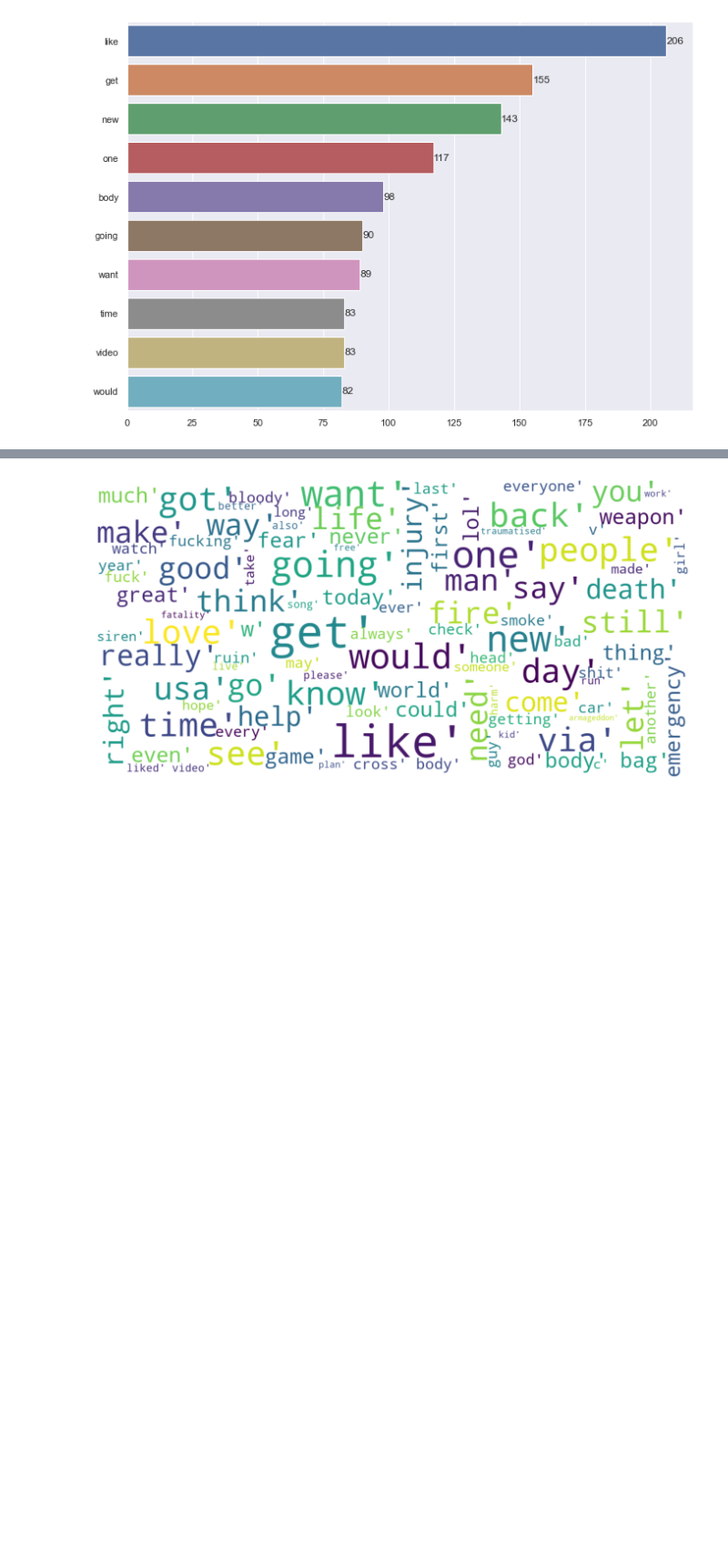
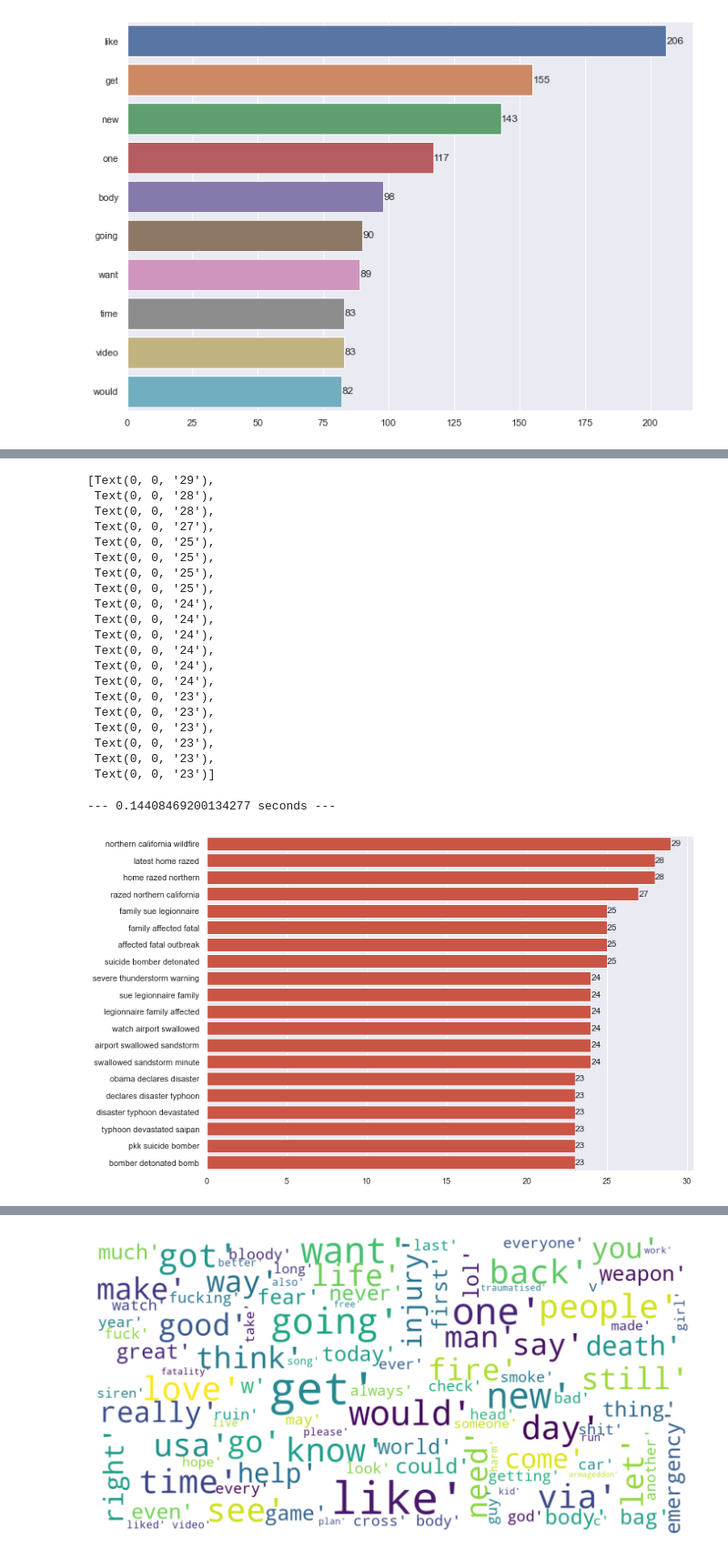
Before and after one commit to Nicole-Hong/LHL_Final_Project_NLP, a Jupyter notebook: src/nlp_disaster_preprocessing_EDA.ipynb, the cells around one changed output, grey strips where cells are left out. Shown at 91% size. Saved outputs shown, nothing was run; the diff lists cells and outputs as text; code cells hidden in the pictures; blank space fills up the shorter version.

```diff
--- a/src/nlp_disaster_preprocessing_EDA.ipynb
+++ b/src/nlp_disaster_preprocessing_EDA.ipynb
@@ -2214,0 +2451,11 @@ print(f"\n\n--- {(time.time() - start_time)} seconds ---")
+# %%
+# start time to measure the time of the program execution - disaster tweets
+start_time = time.time()
+
+#n2_bigram
+disaster_df = rtrain_df[rtrain_df['target'] == 1]
+n3_trigrams_d = get_top_n_gram(disaster_df['text_preprocessed_2nd'], (3,3), 50)
+n3_trigrams_d
+
+# print the overall program runtime.
+print(f"\n\n--- {(time.time() - start_time)} seconds ---")
@@ -2214,0 +2481,44 @@ print(f"\n\n--- {(time.time() - start_time)} seconds ---")
+# %%
+# Visualize - disaster tweets
+
+# start time to measure the time of the program execution - disaster tweets
+start_time = time.time()
+
+# bar plot
+xd3, yd3= [], []
+for word,count in n3_trigrams_d[:20]:
+    xd3.append(word)
+    yd3.append(count)
+
+cmap_redd = plt.cm.get_cmap('OrRd')
+redd = cmap_redd(0.7)
+
+sns.set(rc={'figure.figsize':(11.7,8.27)})
+ax = sns.barplot(x=yd3,y=xd3, color=redd)
+ax.bar_label(ax.containers[0])
+
+# print the overall program runtime.
+print(f"\n\n--- {(time.time() - start_time)} seconds ---")
+# %% [output]
+[Text(0, 0, '29'),
+ Text(0, 0, '28'),
+ Text(0, 0, '28'),
+ Text(0, 0, '27'),
+ Text(0, 0, '25'),
+ Text(0, 0, '25'),
+ Text(0, 0, '25'),
+ Text(0, 0, '25'),
+ Text(0, 0, '24'),
+ Text(0, 0, '24'),
+ Text(0, 0, '24'),
+ Text(0, 0, '24'),
+ Text(0, 0, '24'),
+ Text(0, 0, '24'),
+ Text(0, 0, '23'),
+ Text(0, 0, '23'),
+ Text(0, 0, '23'),
+ Text(0, 0, '23'),
+ Text(0, 0, '23'),
+ Text(0, 0, '23')]
+--- 0.14408469200134277 seconds ---
+[figure, added]
```
Also changed, not shown: parts of 21 cells of this notebook.
